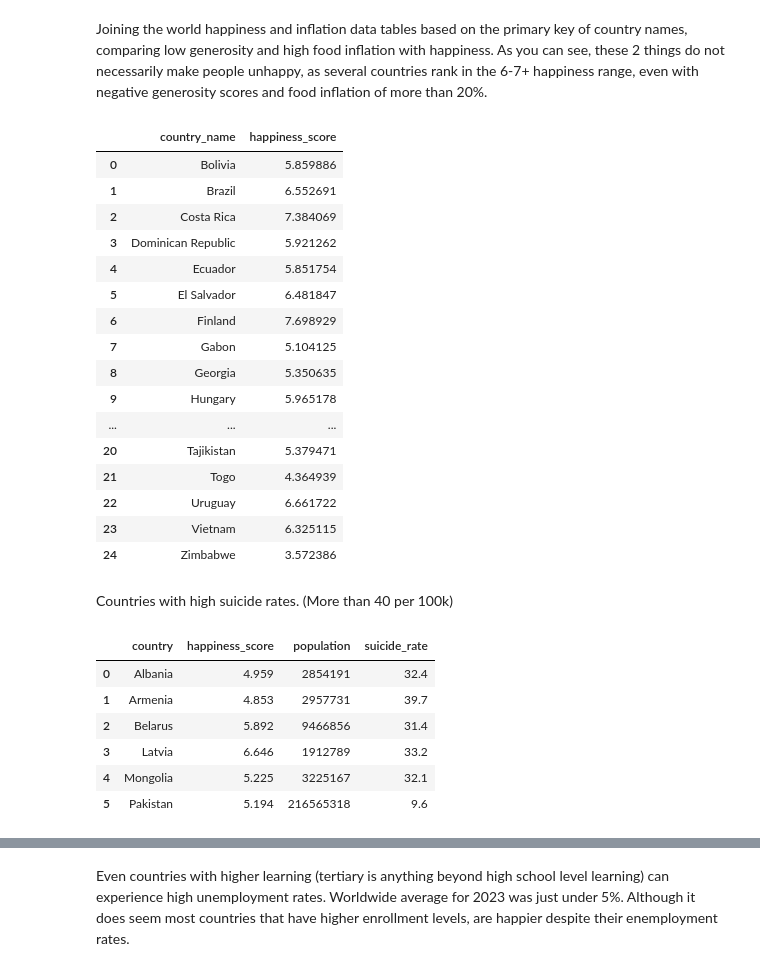
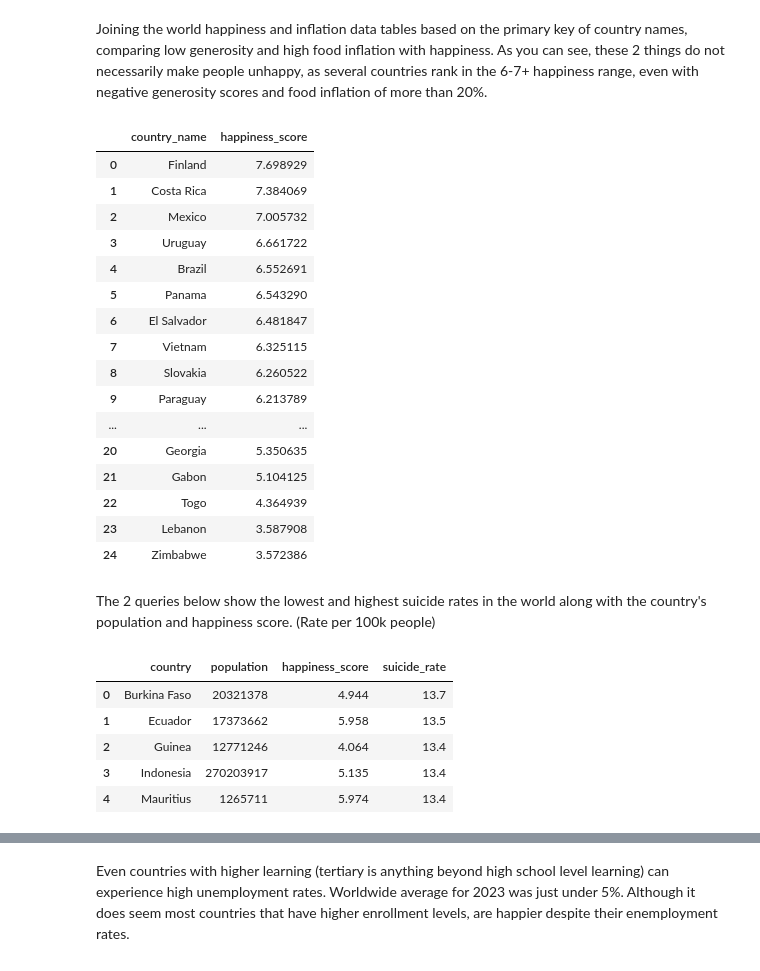
Before and after one commit to tara-hylton/world_happiness, a Jupyter notebook: world happiness.ipynb, the cells around one changed output, grey strips where cells are left out. Cells and saved outputs as stored; diff of their text form; code cells hidden in the pictures.

```diff
--- a/world happiness.ipynb
+++ b/world happiness.ipynb
@@ -658,48 +657,50 @@ As you can see, these 2 things do not necessarily make people unhappy, as severa
 # %%
 inflation = """
     SELECT world_happiness.country_name, world_happiness.happiness_score
     FROM world_happiness
     INNER JOIN inflation
     ON world_happiness.country_name = inflation.country
     WHERE world_happiness.generosity < 0 AND
     inflation.food_inflation > 20 AND
     inflation.year = 2023 AND
-    world_happiness.year = 2023;
+    world_happiness.year = 2023
+    ORDER BY happiness_score DESC;
 """
 query(inflation)
 # %% [output]
 |  | country_name | happiness_score |
-| 0 | Bolivia | 5.859886 |
-| 1 | Brazil | 6.552691 |
-| 2 | Costa Rica | 7.384069 |
-| 3 | Dominican Republic | 5.921262 |
-| 4 | Ecuador | 5.851754 |
-| 5 | El Salvador | 6.481847 |
-| 6 | Finland | 7.698929 |
-| 7 | Gabon | 5.104125 |
-| 8 | Georgia | 5.350635 |
-| 9 | Hungary | 5.965178 |
+| 0 | Finland | 7.698929 |
+| 1 | Costa Rica | 7.384069 |
+| 2 | Mexico | 7.005732 |
+| 3 | Uruguay | 6.661722 |
+| 4 | Brazil | 6.552691 |
+| 5 | Panama | 6.543290 |
+| 6 | El Salvador | 6.481847 |
+| 7 | Vietnam | 6.325115 |
+| 8 | Slovakia | 6.260522 |
+| 9 | Paraguay | 6.213789 |
 | ... | ... | ... |
-| 20 | Tajikistan | 5.379471 |
-| 21 | Togo | 4.364939 |
-| 22 | Uruguay | 6.661722 |
-| 23 | Vietnam | 6.325115 |
+| 20 | Georgia | 5.350635 |
+| 21 | Gabon | 5.104125 |
+| 22 | Togo | 4.364939 |
+| 23 | Lebanon | 3.587908 |
 | 24 | Zimbabwe | 3.572386 |
 # %% [markdown]
-Countries with high suicide rates. (More than 40 per 100k)
+The 2 queries below show the lowest and highest suicide rates in the world along with the country's population and happiness score.  (Rate per 100k people)
 # %%
-suicide ="""
-    SELECT expectancy.country, expectancy.happiness_score, global.population, expectancy.suicide_rate FROM expectancy
-    LEFT JOIN global
+suicide_low ="""
+    SELECT expectancy.country, global.population, expectancy.happiness_score, expectancy.suicide_rate FROM expectancy
+    RIGHT JOIN global
     ON expectancy.country = global.country
-    WHERE suicide_rate > 30 AND suicide_rate != 'No data';
+    WHERE suicide_rate < 14 AND suicide_rate != 'No data'
+    ORDER by suicide_rate DESC
+    LIMIT 5;
 """
-query(suicide)
+query(suicide_low)
 # %% [output]
-|  | country | happiness_score | population | suicide_rate |
-| 0 | Albania | 4.959 | 2854191 | 32.4 |
-| 1 | Armenia | 4.853 | 2957731 | 39.7 |
-| 2 | Belarus | 5.892 | 9466856 | 31.4 |
-| 3 | Latvia | 6.646 | 1912789 | 33.2 |
-| 4 | Mongolia | 5.225 | 3225167 | 32.1 |
-| 5 | Pakistan | 5.194 | 216565318 | 9.6 |
+|  | country | population | happiness_score | suicide_rate |
+| 0 | Burkina Faso | 20321378 | 4.944 | 13.7 |
+| 1 | Ecuador | 17373662 | 5.958 | 13.5 |
+| 2 | Guinea | 12771246 | 4.064 | 13.4 |
+| 3 | Indonesia | 270203917 | 5.135 | 13.4 |
+| 4 | Mauritius | 1265711 | 5.974 | 13.4 |
```
Also changed, not shown: parts of 5 cells of this notebook, 3 other files.
